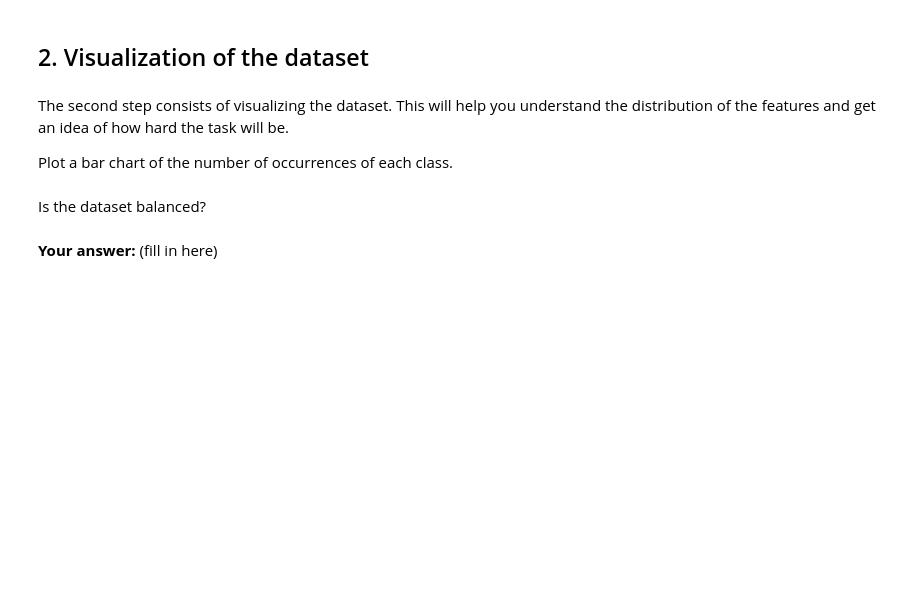
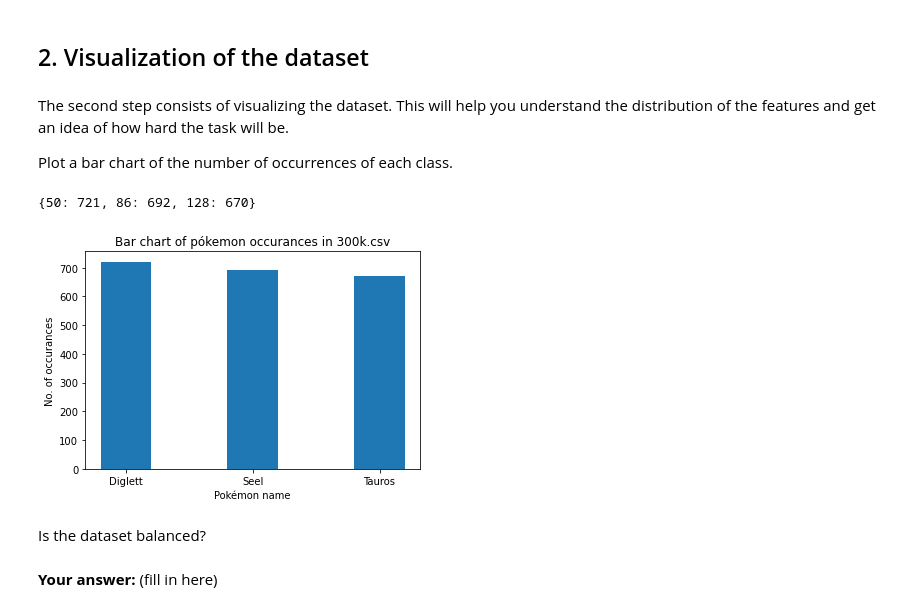
Before and after one commit to NicholasGranlund/SSY340-Deep-Machine-Learning, a Jupyter notebook: IHA2/IHA2.ipynb, the cells around one changed output. Saved outputs shown, nothing was run; the diff lists cells and outputs as text; code cells hidden in the pictures; blank space fills up the shorter version.

```diff
--- a/IHA2/IHA2.ipynb
+++ b/IHA2/IHA2.ipynb
@@ -100,7 +102,10 @@ The first step consists of filtering the dataset by the three pokemon you are in
 Start by loading the `'300k.csv'` file using pandas. If you haven't downloaded it yet, use [this link](https://www.kaggle.com/semioniy/predictemall) to do so.
 # %%
 # YOUR CODE HERE
+df = pd.read_csv('archive/300k_csv/300k.csv')
 # %% [markdown]
 Create a new `DataFrame` with only the columns `latitude`, `longitude`, and `class`.
 # %%
 # YOUR CODE HERE
+new_df = df[['latitude','longitude','class']]
+print(new_df)
@@ -157,0 +176,13 @@ Filter the dataset to contain only these pokemon.
+# %%
+# YOUR CODE HERE
+
+# Define the pokémon names in a list
+desired_pokemons = ['Diglett', 'Seel', 'Tauros']
+
+# Find the corresponding poké-id [50, 86,128]
+desired_pokemons_id = [name_dict[pokemon] for pokemon in desired_pokemons]
+
+# Filter the DataFrame to only include data from these póke-id
+filtered_df = new_df[new_df['class'].isin(desired_pokemons_id)]
+
+print(filtered_df)
@@ -166,3 +210,23 @@ Plot a bar chart of the number of occurrences of each class.
+# %%
+# YOUR CODE HERE
+
+# Count occurances of the classes, convert to dictionary
+occur = filtered_df.groupby(['class']).size().to_dict()
+
+
+# Extract values from dictionary, convert class id to pokémon name for plot
+keys = [name_dict[key] for key in occur.keys()]
+values = occur.values()
+
+# Creating bar chart and adding figure styles
+plt.bar(keys, values, width = 0.4)
+plt.xlabel("Pokémon name")
+plt.ylabel("No. of occurances")
+plt.title("Bar chart of pókemon occurances in 300k.csv")
+plt.show()
+# %% [output]
+{50: 721, 86: 692, 128: 670}
+[figure, added]
 # %% [markdown]
 Is the dataset balanced?
 # %% [markdown]
```
Also changed, not shown: parts of 5 cells of this notebook, 2 other files.
